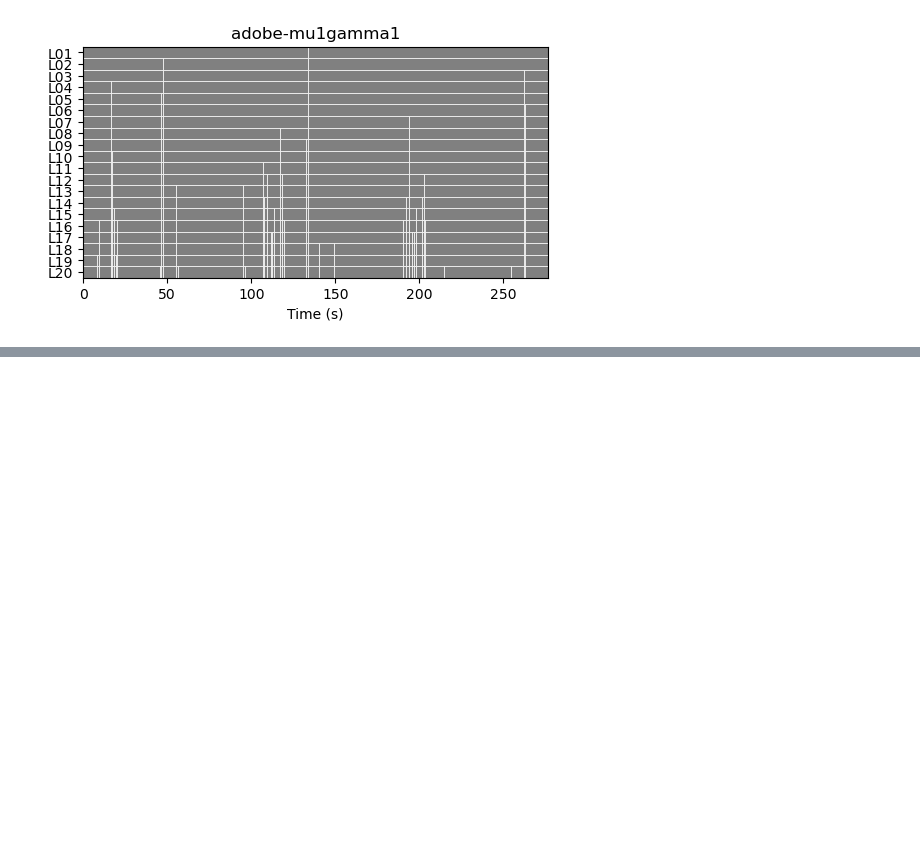
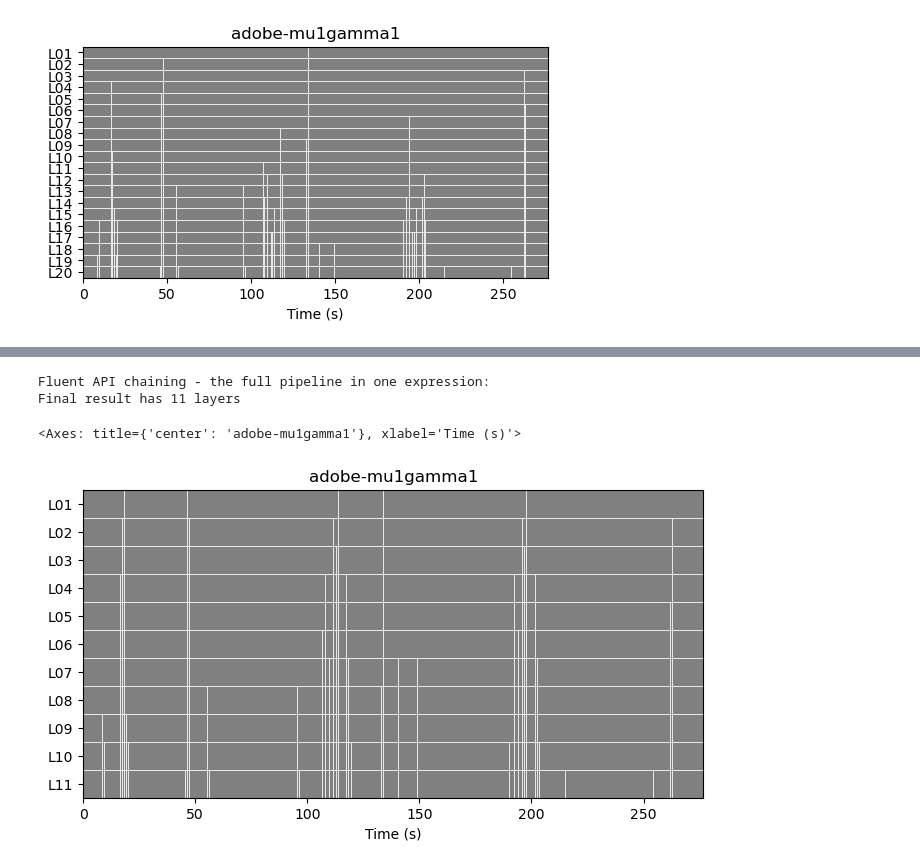
Before and after one commit to tomxi/bnl, a Jupyter notebook: notebooks/development.ipynb, the cells around one changed output, grey strips where cells are left out. Drawn from its saved outputs; the diff is of its cells as text; code cells hidden in the pictures; blank space fills up the shorter version.

```diff
--- a/notebooks/development.ipynb
+++ b/notebooks/development.ipynb
@@ -69,0 +157,19 @@ NameError: name 'bh' is not defined
+# %%
+# Demonstrating the beautiful fluent API chaining
+print("Fluent API chaining - the full pipeline in one expression:")
+
+# The complete pipeline: estimate -> contour -> clean -> hierarchy -> multisegment
+final_result = (
+    est.to_contour(strategy="depth")
+       .clean(strategy="absorb", window=0.5)
+       .to_hierarchy()
+       .to_multisegment()
+)
+
+print(f"Final result has {len(final_result)} layers")
+final_result.plot(figsize=(8, 4))
+# %% [output]
+Fluent API chaining - the full pipeline in one expression:
+Final result has 11 layers
+<Axes: title={'center': 'adobe-mu1gamma1'}, xlabel='Time (s)'>
+[figure, added]
```
Also changed, not shown: parts of 6 cells of this notebook, 4 other files.
